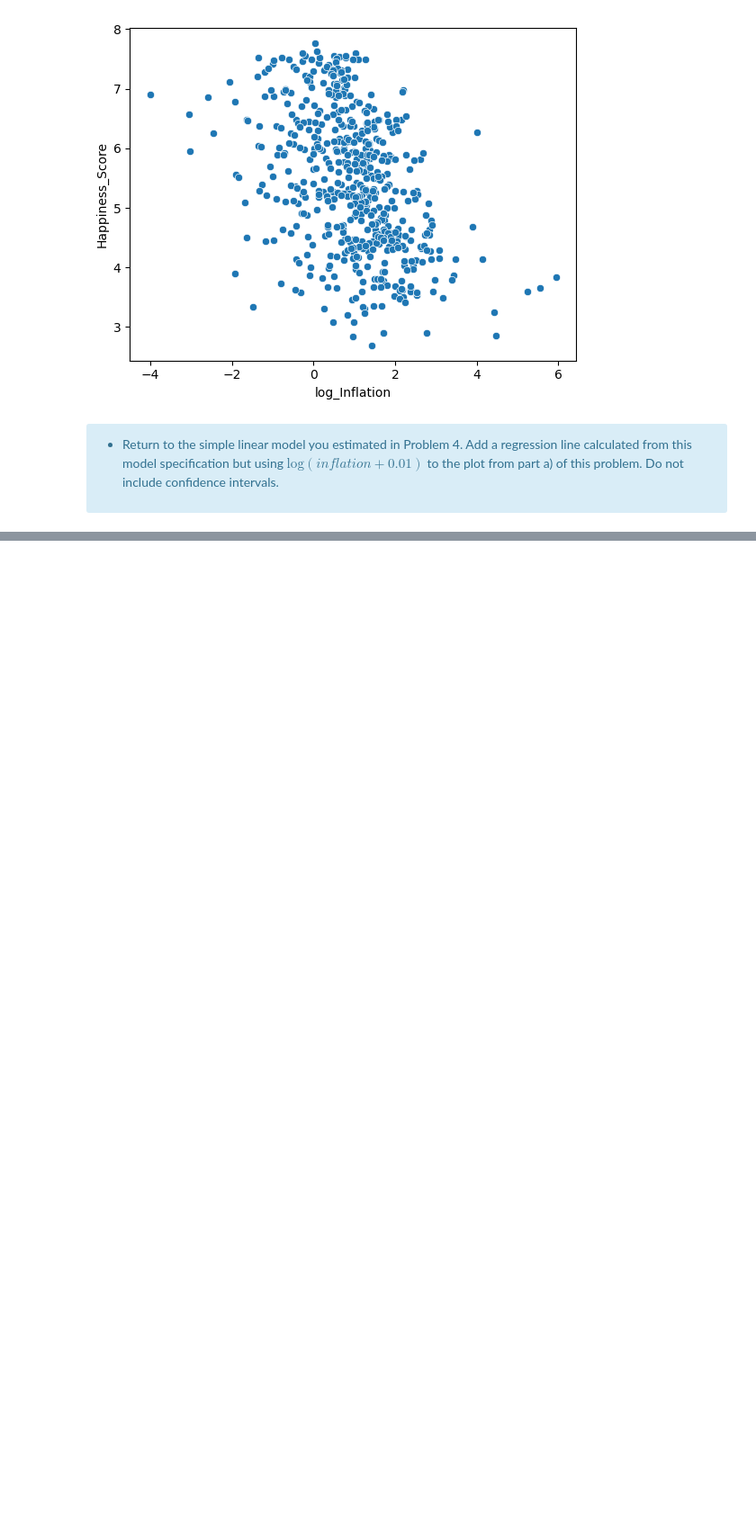
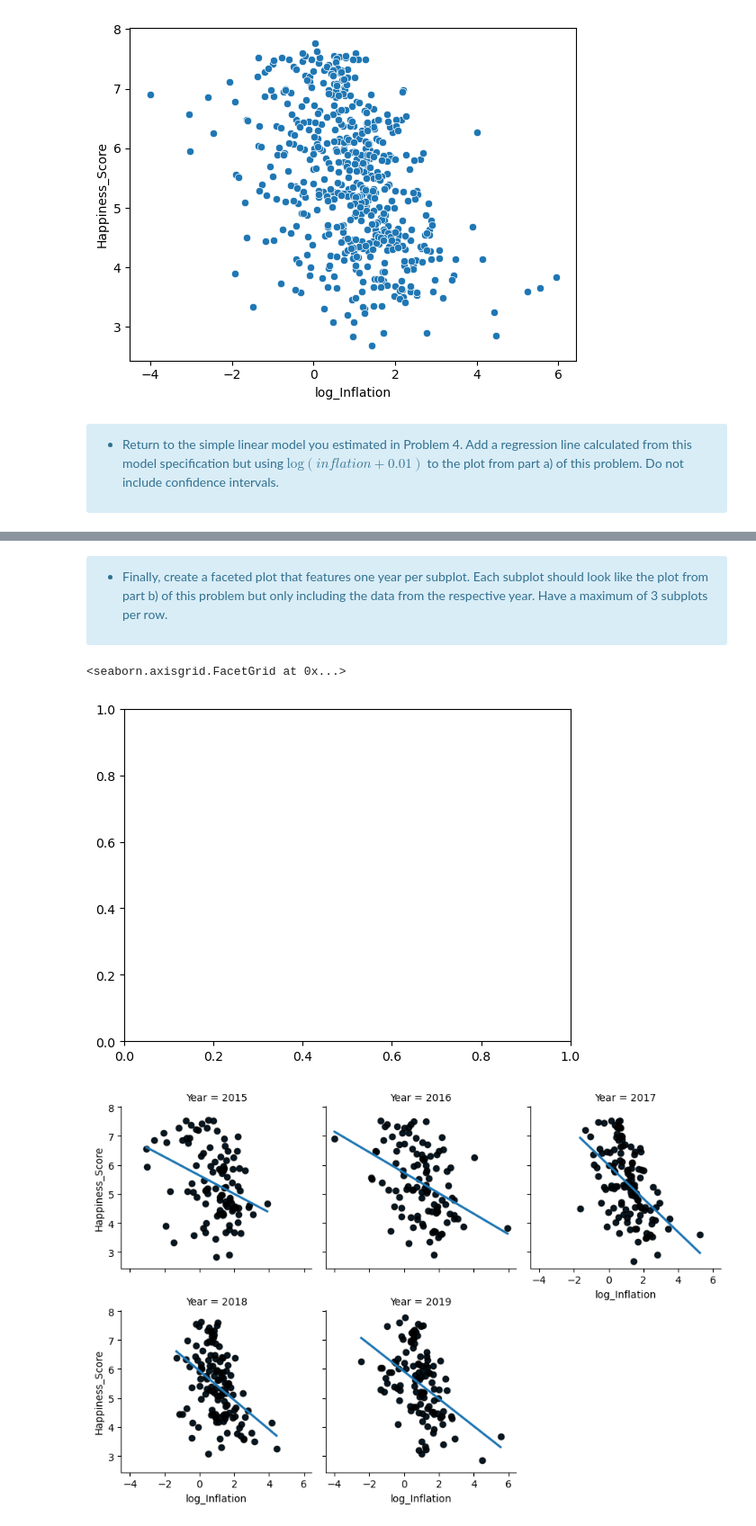
Before and after one commit to NilsGrossepieper/Grossepieper_Nils_Assignment02, a Jupyter notebook: Grossepieper_Nils_Assignment02.ipynb, the cells around one changed output, grey strips where cells are left out. Shown: that part at 90% size. Drawn from its saved outputs; the diff is of its cells as text; code cells hidden in the pictures; blank space fills up the shorter version.

```diff
--- a/Grossepieper_Nils_Assignment02.ipynb
+++ b/Grossepieper_Nils_Assignment02.ipynb
@@ -360,0 +378,23 @@ ex8_plot
+# %% [markdown]
+<div class="alert alert-block alert-info">
+
+* Finally, create a faceted plot that features one year per subplot. Each subplot should look like the plot from part b) of this problem but only including the data from the respective year. Have a maximum of 3 subplots per row.
+
+</div>
+# %%
+# Implement the facet plot:
+axes2 = plt.axes()
+ex_10 = sns.FacetGrid(happy_inflation, col = "Year", col_wrap = 3,
+                      margin_titles = True)
+ex_10.map(sns.scatterplot, "log_Inflation", "Happiness_Score", ax = axes2)
+ex_10.map(sns.regplot, "log_Inflation", "Happiness_Score", ax = axes2, ci = False,
+          scatter_kws = {"color": "black"})
+ex_10
+
+# The plots for all three years look more or less similar this proofs my assumption,
+# that countries as dummy variables can explain the model better than years as
+# dummy variable.
+# %% [output]
+<seaborn.axisgrid.FacetGrid at 0x...>
+[figure, added]
+[figure, added]
```
Also changed, not shown: parts of 1 cell of this notebook.
